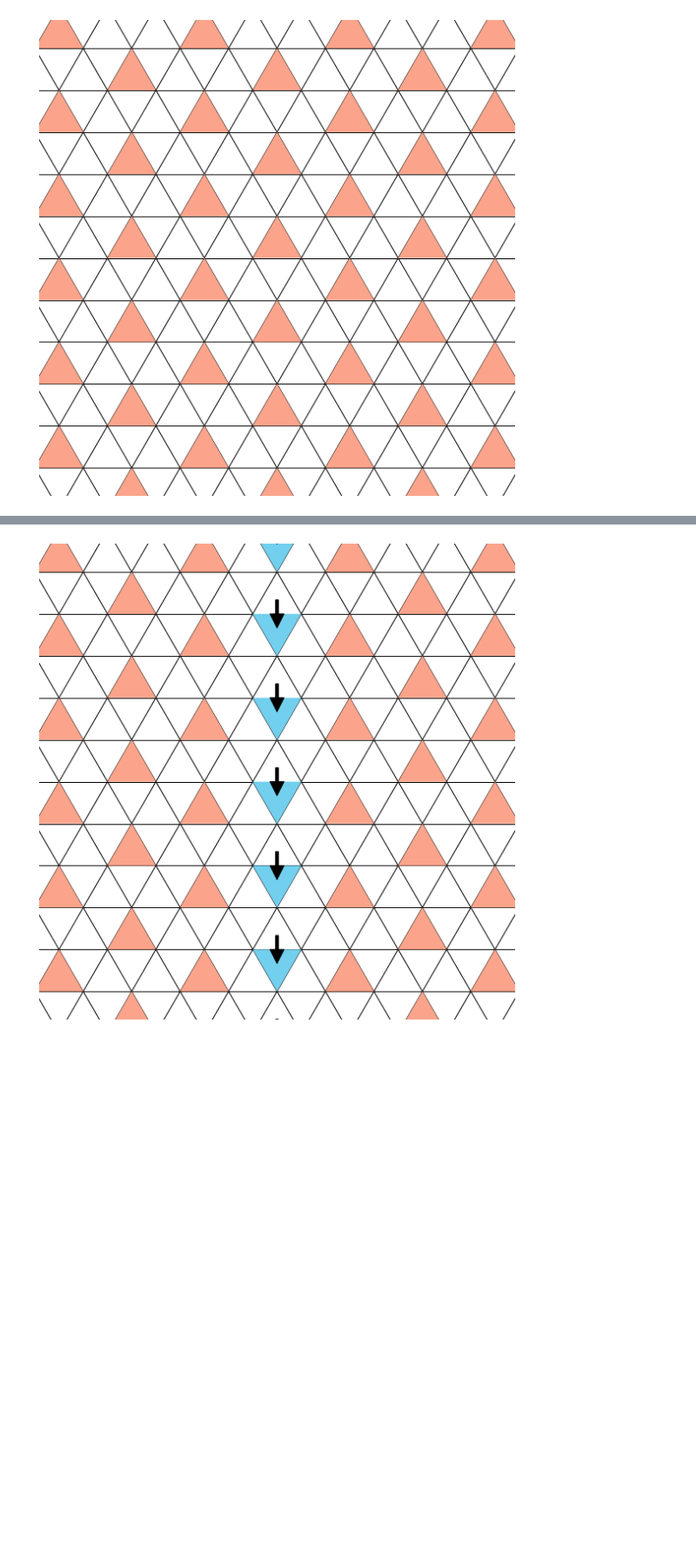
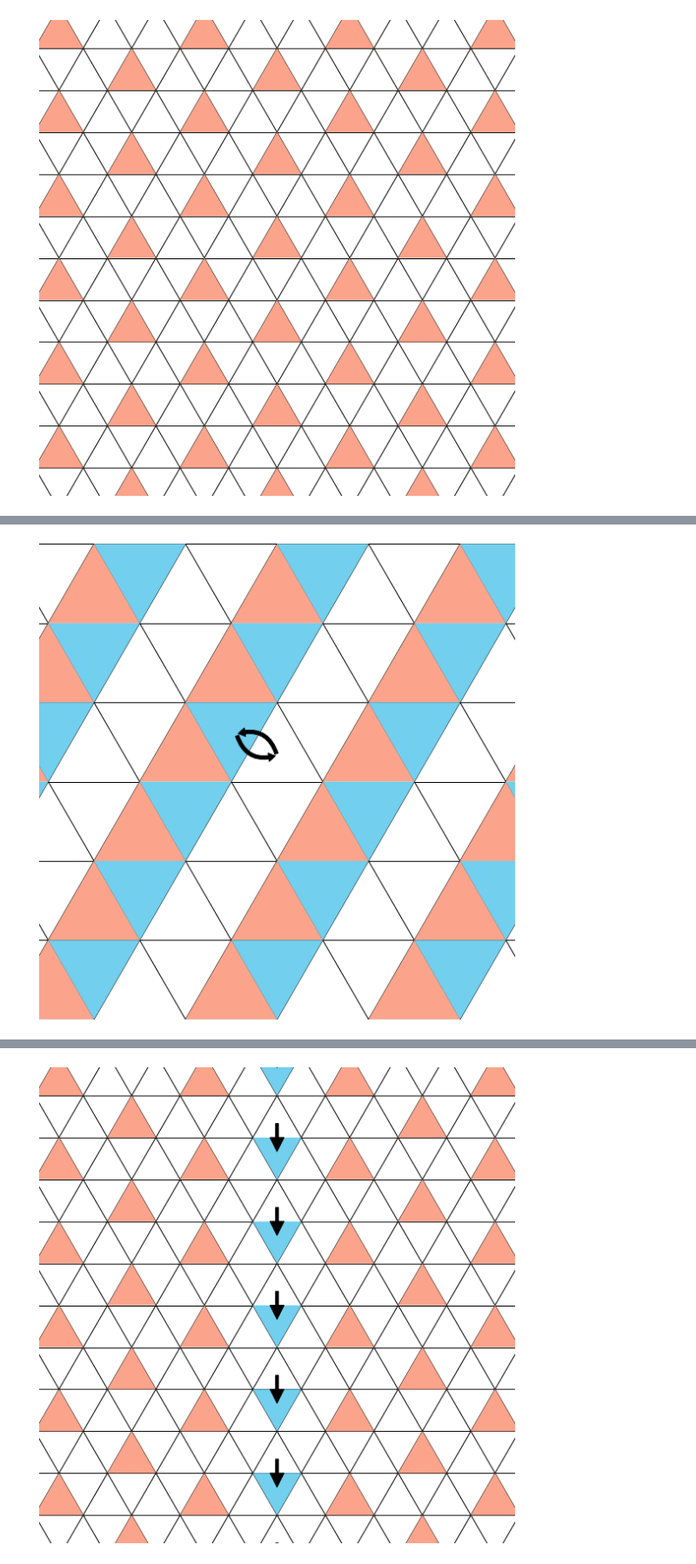
Before and after one commit to KimGroup/trimer-tbg, a Jupyter notebook: diagrams-Copy2.ipynb, the cells around one changed output, grey strips where cells are left out. Shown at 87% size. Drawn from its saved outputs; the diff is of its cells as text; code cells hidden in the pictures; blank space fills up the shorter version.

```diff
--- a/diagrams-Copy2.ipynb
+++ b/diagrams-Copy2.ipynb
@@ -637,0 +670,19 @@ plt.savefig(base_dir + "rt3.svg", dpi=100)
+# %%
+fig, ax = plt.subplots(1, 1, figsize=[8, 8])
+
+for i in sum(([(-4, i), (-2, i), (0, i), (2, i), (4, i), (6, i)] for i in range(-6, 5)), []):
+    adduptri(i, "", facecolor=to_rgba(colorAB, 1))
+
+for i in sum(([(-4, i), (-2, i), (0, i), (2, i), (4, i), (6, i)] for i in range(-6, 5)), []):
+    adddowntri(i, "", facecolor=to_rgba(colorBA, 1))
+
+exchange_arrows(ax, trilatloc((1, -2), "up"), add(trilatloc((0, -2), "down"), (0.1, -0.1)))
+ax.set_xlim([-4.5, 4.5])
+ax.set_ylim([-8.5, 0.5])
+ax.axis("off")
+draw_hexalattice()
+plt.tight_layout()
+plt.savefig(base_dir + "stripe.png", dpi=100)
+plt.savefig(base_dir + "stripe.svg", dpi=100)
+# %% [output]
+[figure, added]
```
Also changed, not shown: parts of 5 cells of this notebook, 9 other files.
